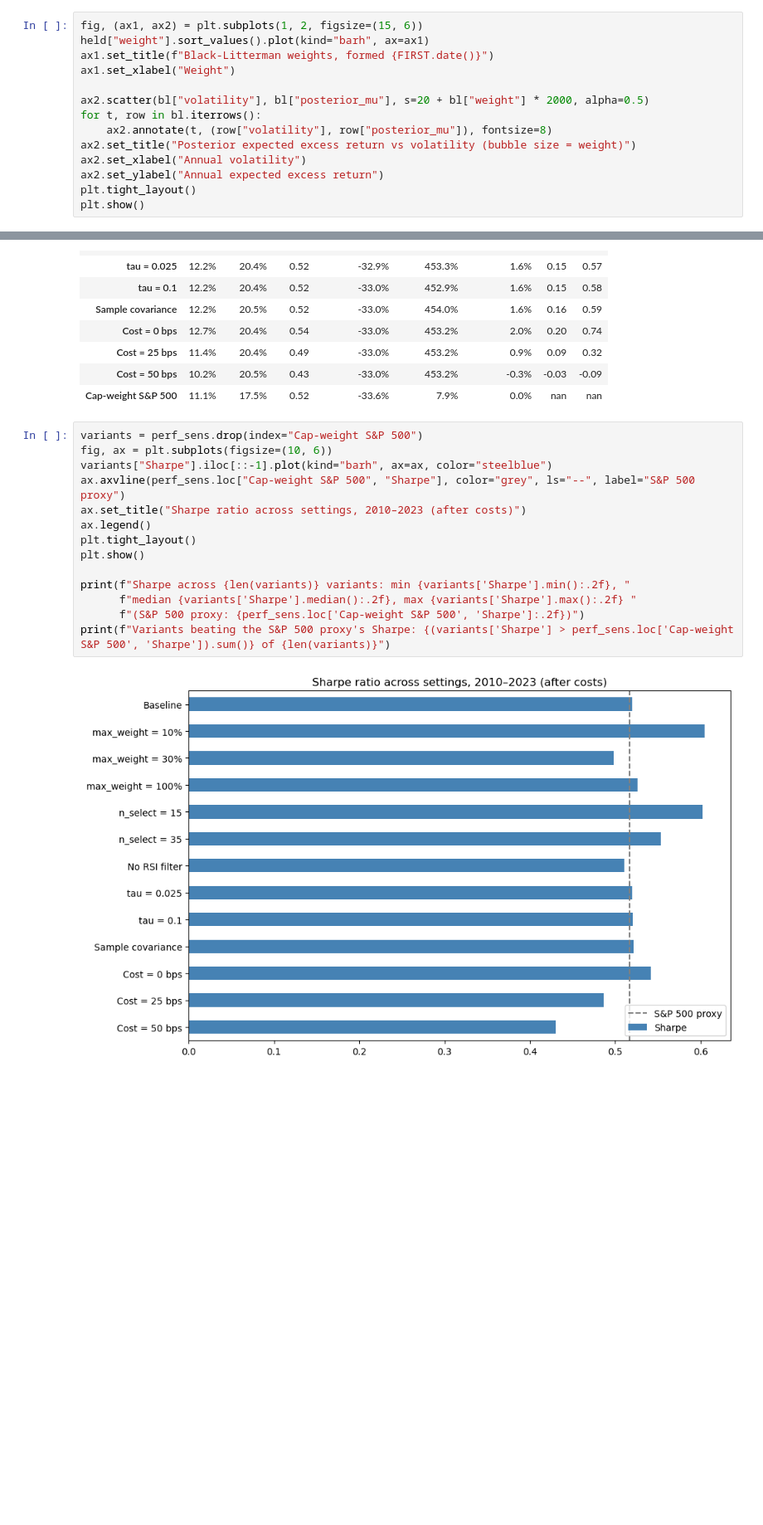
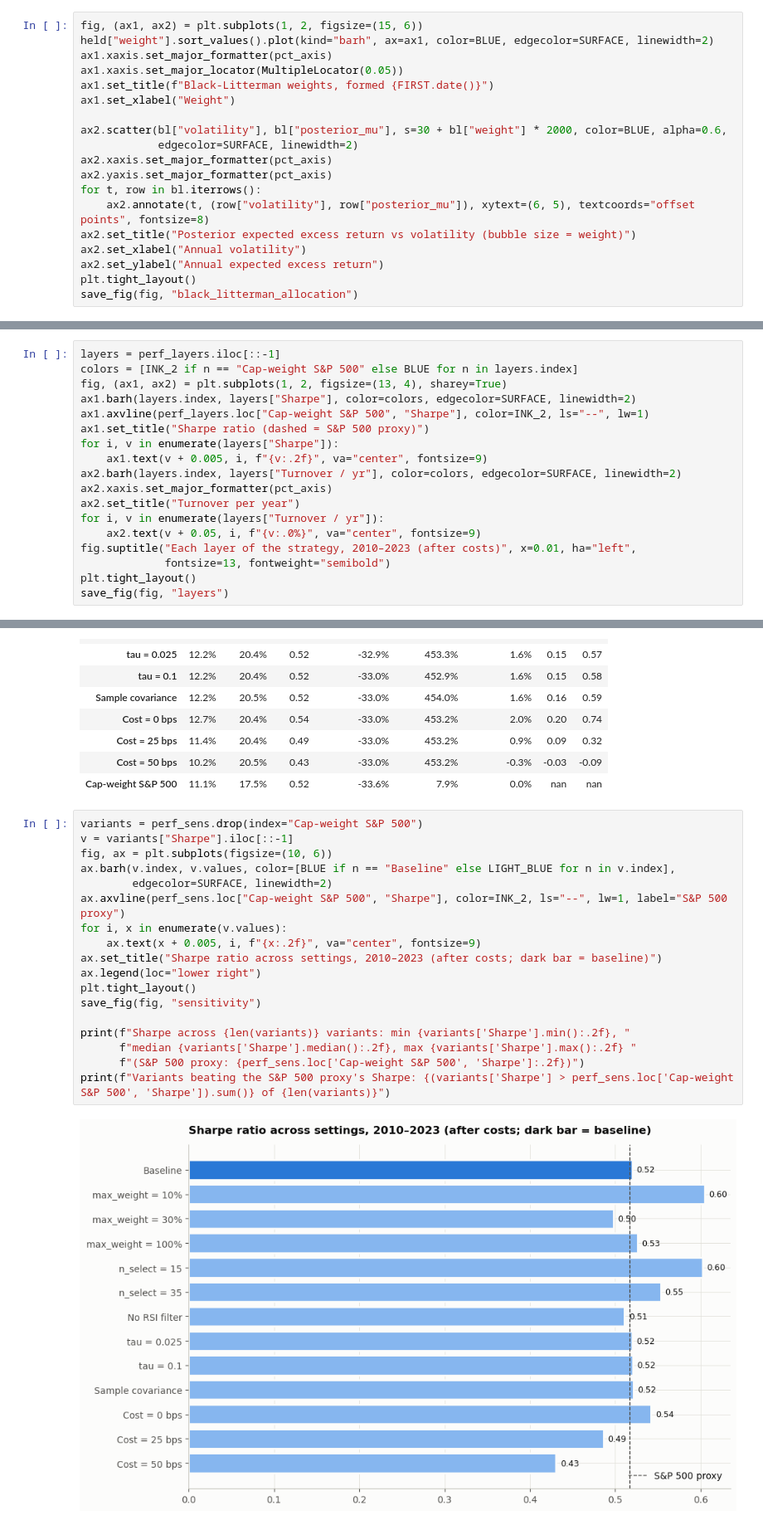
Before and after one commit to AimanxxAnsari/momentum-trading-strategy, a Jupyter notebook: main.ipynb, the cells around one changed output, grey strips where cells are left out. Shown at 83% size. Cells and saved outputs as stored; diff of their text form; blank space fills up the shorter version.

```diff
--- a/main.ipynb
+++ b/main.ipynb
@@ -429,16 +507,21 @@ Holding 6 of 25 stocks on 2022-12-30
 | COST | 0.0670 | 0.0279 | 0.0368 | 0.0223 | 0.0446 | 0.2744 |
 # %%
 fig, (ax1, ax2) = plt.subplots(1, 2, figsize=(15, 6))
-held["weight"].sort_values().plot(kind="barh", ax=ax1)
+held["weight"].sort_values().plot(kind="barh", ax=ax1, color=BLUE, edgecolor=SURFACE, linewidth=2)
+ax1.xaxis.set_major_formatter(pct_axis)
+ax1.xaxis.set_major_locator(MultipleLocator(0.05))
 ax1.set_title(f"Black-Litterman weights, formed {FIRST.date()}")
 ax1.set_xlabel("Weight")
 
-ax2.scatter(bl["volatility"], bl["posterior_mu"], s=20 + bl["weight"] * 2000, alpha=0.5)
+ax2.scatter(bl["volatility"], bl["posterior_mu"], s=30 + bl["weight"] * 2000, color=BLUE, alpha=0.6,
+            edgecolor=SURFACE, linewidth=2)
+ax2.xaxis.set_major_formatter(pct_axis)
+ax2.yaxis.set_major_formatter(pct_axis)
 for t, row in bl.iterrows():
-    ax2.annotate(t, (row["volatility"], row["posterior_mu"]), fontsize=8)
+    ax2.annotate(t, (row["volatility"], row["posterior_mu"]), xytext=(6, 5), textcoords="offset points", fontsize=8)
 ax2.set_title("Posterior expected excess return vs volatility (bubble size = weight)")
 ax2.set_xlabel("Annual volatility")
 ax2.set_ylabel("Annual expected excess return")
 plt.tight_layout()
-plt.show()
+save_fig(fig, "black_litterman_allocation")
 # %% [output]
@@ -682,0 +802,18 @@ plt.show()
+# %%
+layers = perf_layers.iloc[::-1]
+colors = [INK_2 if n == "Cap-weight S&P 500" else BLUE for n in layers.index]
+fig, (ax1, ax2) = plt.subplots(1, 2, figsize=(13, 4), sharey=True)
+ax1.barh(layers.index, layers["Sharpe"], color=colors, edgecolor=SURFACE, linewidth=2)
+ax1.axvline(perf_layers.loc["Cap-weight S&P 500", "Sharpe"], color=INK_2, ls="--", lw=1)
+ax1.set_title("Sharpe ratio (dashed = S&P 500 proxy)")
+for i, v in enumerate(layers["Sharpe"]):
+    ax1.text(v + 0.005, i, f"{v:.2f}", va="center", fontsize=9)
+ax2.barh(layers.index, layers["Turnover / yr"], color=colors, edgecolor=SURFACE, linewidth=2)
+ax2.xaxis.set_major_formatter(pct_axis)
+ax2.set_title("Turnover per year")
+for i, v in enumerate(layers["Turnover / yr"]):
+    ax2.text(v + 0.05, i, f"{v:.0%}", va="center", fontsize=9)
+fig.suptitle("Each layer of the strategy, 2010–2023 (after costs)", x=0.01, ha="left",
+             fontsize=13, fontweight="semibold")
+plt.tight_layout()
+save_fig(fig, "layers")
@@ -725,20 +864,24 @@ show_performance(perf_sens[["CAGR", "Volatility", "Sharpe", "Max drawdown", "Tur
 | Cap-weight S&P 500 | 11.1% | 17.5% | 0.52 | -33.6% | 7.9% | 0.0% | nan | nan |
 # %%
 variants = perf_sens.drop(index="Cap-weight S&P 500")
+v = variants["Sharpe"].iloc[::-1]
 fig, ax = plt.subplots(figsize=(10, 6))
-variants["Sharpe"].iloc[::-1].plot(kind="barh", ax=ax, color="steelblue")
-ax.axvline(perf_sens.loc["Cap-weight S&P 500", "Sharpe"], color="grey", ls="--", label="S&P 500 proxy")
-ax.set_title("Sharpe ratio across settings, 2010–2023 (after costs)")
-ax.legend()
+ax.barh(v.index, v.values, color=[BLUE if n == "Baseline" else LIGHT_BLUE for n in v.index],
+        edgecolor=SURFACE, linewidth=2)
+ax.axvline(perf_sens.loc["Cap-weight S&P 500", "Sharpe"], color=INK_2, ls="--", lw=1, label="S&P 500 proxy")
+for i, x in enumerate(v.values):
+    ax.text(x + 0.005, i, f"{x:.2f}", va="center", fontsize=9)
+ax.set_title("Sharpe ratio across settings, 2010–2023 (after costs; dark bar = baseline)")
+ax.legend(loc="lower right")
 plt.tight_layout()
-plt.show()
+save_fig(fig, "sensitivity")
 
 print(f"Sharpe across {len(variants)} variants: min {variants['Sharpe'].min():.2f}, "
       f"median {variants['Sharpe'].median():.2f}, max {variants['Sharpe'].max():.2f} "
       f"(S&P 500 proxy: {perf_sens.loc['Cap-weight S&P 500', 'Sharpe']:.2f})")
 print(f"Variants beating the S&P 500 proxy's Sharpe: {(variants['Sharpe'] > perf_sens.loc['Cap-weight S&P 500', 'Sharpe']).sum()} of {len(variants)}")
 # %% [output]
-[figure, old version]
+[figure, new version]
 Sharpe across 13 variants: min 0.43, median 0.52, max 0.60 (S&P 500 proxy: 0.52)
 Variants beating the S&P 500 proxy's Sharpe: 9 of 13
 # %%
```
Also changed, not shown: parts of 22 cells of this notebook, 12 other files.
